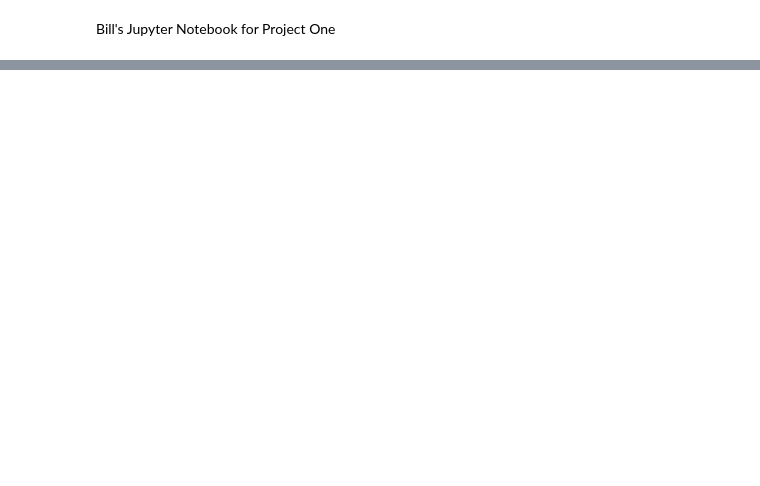
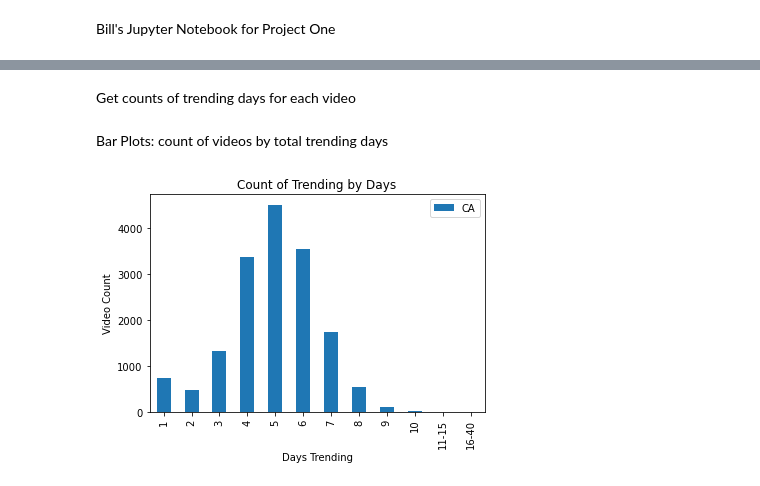
Before and after one commit to wpj174/project-one, a Jupyter notebook: Bill.ipynb, the cells around one changed output, grey strips where cells are left out. Saved outputs shown, nothing was run; the diff lists cells and outputs as text; code cells hidden in the pictures; blank space fills up the shorter version.

```diff
--- a/Bill.ipynb
+++ b/Bill.ipynb
@@ -167,0 +88,9 @@ yt_data_df.loc[yt_data_df['video_id'] == '2Zcz3Z0baVE']
+# %%
+# Clean data - drop duplicate Video_id, trending_date
+
+CA_clean = CA_df.drop_duplicates(subset = ['video_id', 'trending_date'], keep = False).reset_index(drop = True)
+GB_clean = GB_df.drop_duplicates(subset = ['video_id', 'trending_date'], keep = False).reset_index(drop = True)
+IN_clean = IN_df.drop_duplicates(subset = ['video_id', 'trending_date'], keep = False).reset_index(drop = True)
+US_clean = US_df.drop_duplicates(subset = ['video_id', 'trending_date'], keep = False).reset_index(drop = True)
+
+CA_clean.head()
@@ -167,0 +104,41 @@ yt_data_df.loc[yt_data_df['video_id'] == '2Zcz3Z0baVE']
+# %% [markdown]
+Get counts of trending days for each video
+# %%
+# Get list of trending days for each video
+
+CA_days = CA_clean.value_counts(['video_id']).rename_axis('video_id').reset_index(name='counts')
+GB_days = GB_clean.value_counts(['video_id']).rename_axis('video_id').reset_index(name='counts')
+IN_days = IN_clean.value_counts(['video_id']).rename_axis('video_id').reset_index(name='counts')
+US_days = US_clean.value_counts(['video_id']).rename_axis('video_id').reset_index(name='counts')
+# %% [markdown]
+Bar Plots: count of videos by total trending days
+# %%
+# Use the same bins for each country
+
+bins = [0, 1, 2, 3, 4, 5, 6, 7, 8, 9, 10, 15, 40]
+# %%
+# To be used for individual country graphs
+
+labels = ['1', '2', '3', '4', '5', '6', '7', '8', '9', '10', '11-15', '16-40']
+x = np.arange(len(labels))  # the label locations
+# %%
+# Bar plot for Canada
+
+plt.rcParams['figure.figsize'] = [6, 4]
+
+CA_days_bins = pd.cut(CA_days['counts'], bins)
+CA_ax = CA_days_bins.value_counts().sort_index()
+CA_ax = CA_ax.plot.bar(label = 'CA')
+
+CA_ax.set_title('Count of Trending by Days')
+CA_ax.set_xlabel('Days Trending')
+CA_ax.set_ylabel('Video Count')
+CA_ax.set_xticks(x)
+CA_ax.set_xticklabels(labels)
+CA_ax.legend()
+
+plt.savefig('CA_trend_days.png')
+
+plt.show()
+# %% [output]
+[figure, added]
```
Also changed, not shown: parts of 23 cells of this notebook, 33 other files.
